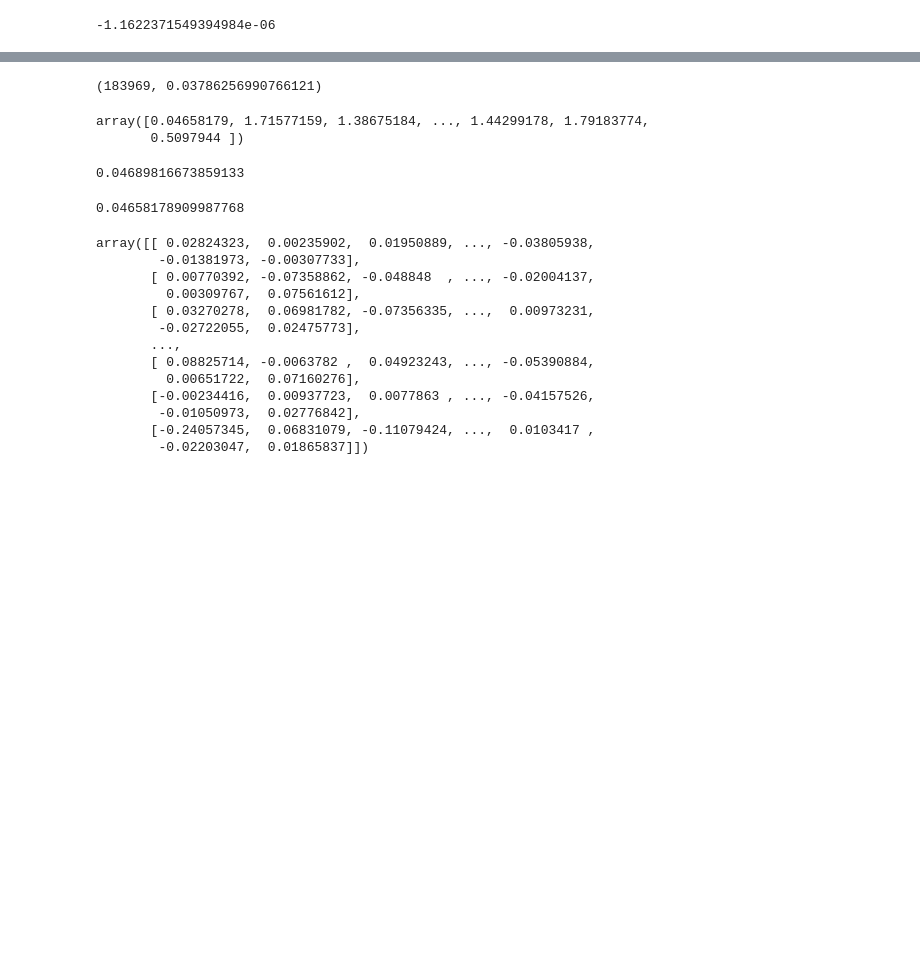
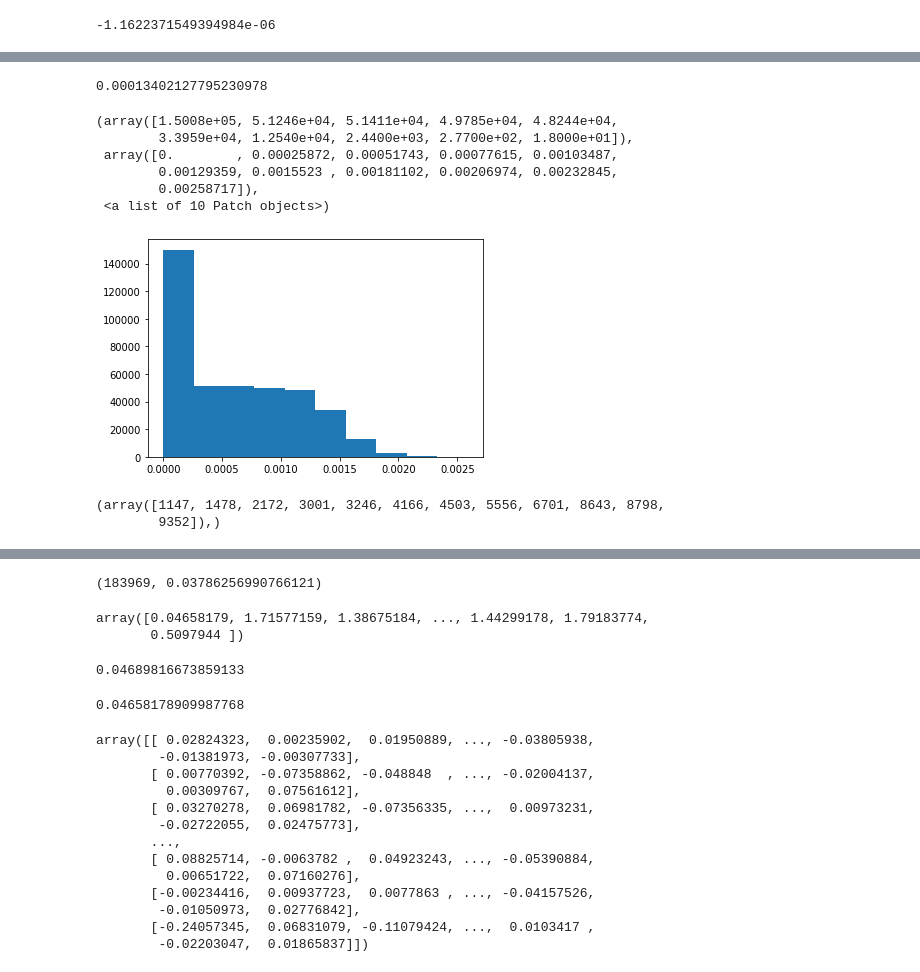
Before and after one commit to microsoft/distance-learner, a Jupyter notebook: notebooks/Testing Induced Manifold Generation.ipynb, the cells around one changed output, grey strips where cells are left out. Cells and saved outputs as stored; diff of their text form; code cells hidden in the pictures; blank space fills up the shorter version.

```diff
--- a/notebooks/Testing Induced Manifold Generation.ipynb
+++ b/notebooks/Testing Induced Manifold Generation.ipynb
@@ -40,9 +38,11 @@ class FaissKNeighbors:
 # %%
 # basic params
 
-k = 500
-n = 500
-N = 500000
+k = 2
+n = 2
+N = 1000000
+num_neg = 500000
+num_pos = N - num_neg
 r = 1.0
 max_norm = 0.1
 
@@ -50,14 +50,20 @@ k_neighbors = 50
 
 # making the sphere
 
-points_k = np.random.normal(0, 1, size=(N//2, k))
+points_k = np.random.normal(0, 1, size=(num_pos, k))
 points_k = r * (points_k / np.linalg.norm(points_k, ord=2, axis=1).reshape(-1, 1))
 
 points_n = np.zeros((N, n))
-points_n[:N//2, :k] = points_k
+points_n[num_neg:, :k] = points_k
+
+poca_idx = np.zeros(num_neg, dtype=np.int64) # point-of-closest-approach -- poca
+poca_idx[:num_pos] = np.arange(num_pos, dtype=np.int64)
+poca_idx[num_pos:] = np.random.choice(np.arange(num_pos), size=num_neg - num_pos, replace=True).astype(np.int64)
+poca = points_n[num_neg:][poca_idx] # points of closest approach
+
 
 knn = FaissKNeighbors(k=k_neighbors + 1)
-knn.fit(points_n[:N//2], y=np.zeros(N//2, dtype=np.int64))
+knn.fit(points_n[num_neg:], y=np.zeros(num_pos, dtype=np.int64))
 
 # nbhrs, dists = knn.predict()
 
@@ -261,0 +298,19 @@ plt.show()
+# %%
+max(min_true_dists - off_mfld_dists[rdm_idx])
+# %% [output]
+0.00013402127795230978
+# %%
+plt.hist(new_poca_prturb_sizes)
+# %% [output]
+(array([1.5008e+05, 5.1246e+04, 5.1411e+04, 4.9785e+04, 4.8244e+04,
+        3.3959e+04, 1.2540e+04, 2.4400e+03, 2.7700e+02, 1.8000e+01]),
+ array([0.        , 0.00025872, 0.00051743, 0.00077615, 0.00103487,
+        0.00129359, 0.0015523 , 0.00181102, 0.00206974, 0.00232845,
+        0.00258717]),
+ <a list of 10 Patch objects>)
+[figure, added]
+# %%
+np.where(np.abs(min_true_dists - off_mfld_dists[rdm_idx]) > 5e-6)
+# %% [output]
+(array([1147, 1478, 2172, 3001, 3246, 4166, 4503, 5556, 6701, 8643, 8798,
+        9352]),)
```
Also changed, not shown: parts of 26 cells of this notebook, 24 other files.
